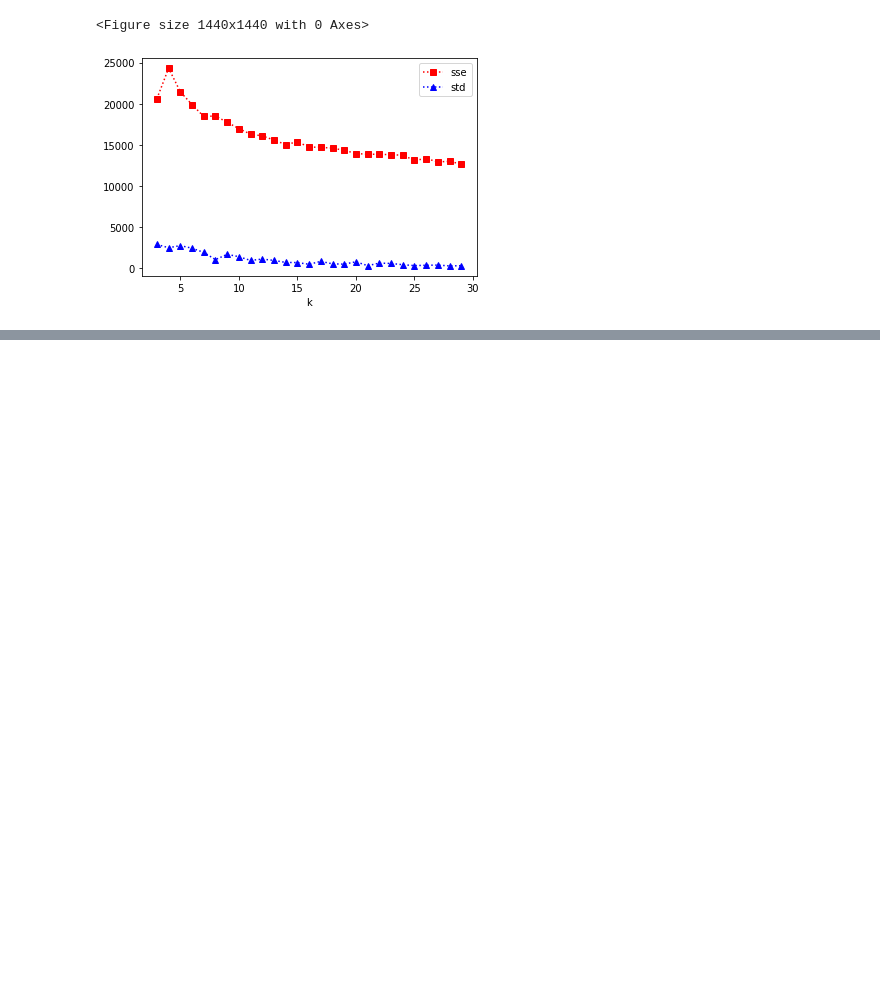
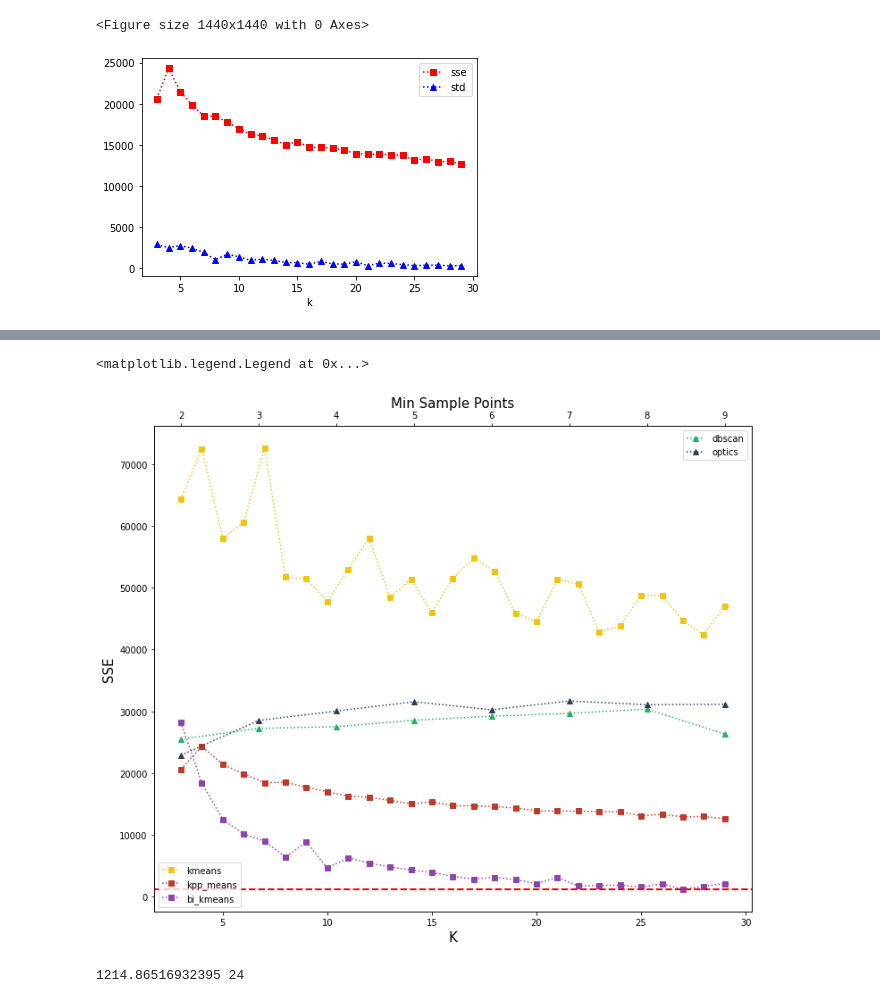
Before and after one commit to luojunhui1/AnomalyExpriments, a Jupyter notebook: test.ipynb, the cells around one changed output, grey strips where cells are left out. Drawn from its saved outputs; the diff is of its cells as text; code cells hidden in the pictures; blank space fills up the shorter version.

```diff
--- a/test.ipynb
+++ b/test.ipynb
@@ -32,7 +32,7 @@ import matplotlib.pyplot as plt
 from numpy import *
 from tqdm import *
 
-cluster_methods = ['kmeans', 'kpp_means', 'bi_kmeans', 'dbscan', 'Optics']
+cluster_methods = ['kmeans', 'kpp_means', 'bi_kmeans', 'dbscan', 'optics']
 
 # kmeans耗时过长，在k=12时就呈现出无法收敛的状态，平均每次聚类耗费时间10m以上
 # kmeans_sse = []
@@ -183,0 +212,40 @@ sse_split, sse_nonsplit 3246.323769590114 35085.52026455094
+# %%
+import matplotlib.pyplot as plt
+sses = []
+stds = []
+
+colors = ['#f1c40f', '#c0392b', '#8e44ad', '#27ae60', '#2c3e50']
+
+plt.rcParams.update({'font.size':10})
+
+fig = plt.figure(figsize=(12, 10))
+ax1 = fig.add_subplot(1, 1, 1)
+for i in range(3):
+    cur = load(cluster_methods[i] + '_sse.npy')
+    ax1.plot(range(3, 30), cur, c=colors[i], ls=':', marker='s', label=cluster_methods[i])
+    ax1.set_xlabel('K', fontsize=15)
+    ax1.set_ylabel('SSE', fontsize=15)
+
+ax1.legend(loc='lower left')
+ax1.axhline(y=1214, c='r', ls='--', lw=2)
+
+# ax2 = fig.add_subplot(1, 2, 2)
+ax2 = ax1.twiny()
+for i in range(3, 5):
+    cur = load(cluster_methods[i] + '_sse.npy')
+    mins = [min(cur[i:i + 10]) for i in range(0, 80, 10)]
+    ax2.plot(range(2, 10), mins, c=colors[i], ls=':', marker='^', label=cluster_methods[i])
+    ax2.set_xlabel('Min Sample Points', fontsize=15)
+    # ax2.set_ylabel('SSE')
+
+ax2.legend()
+# %% [output]
+<matplotlib.legend.Legend at 0x...>
+[figure, added]
+# %%
+bi_kmeans_sse = load('bi_kmeans_sse.npy')
+min_sse = min(bi_kmeans_sse)
+min_k = argmin(bi_kmeans_sse)
+print(min_sse, min_k)
+# %% [output]
+1214.86516932395 24
```
Also changed, not shown: parts of 14 cells of this notebook, 29 other files.
